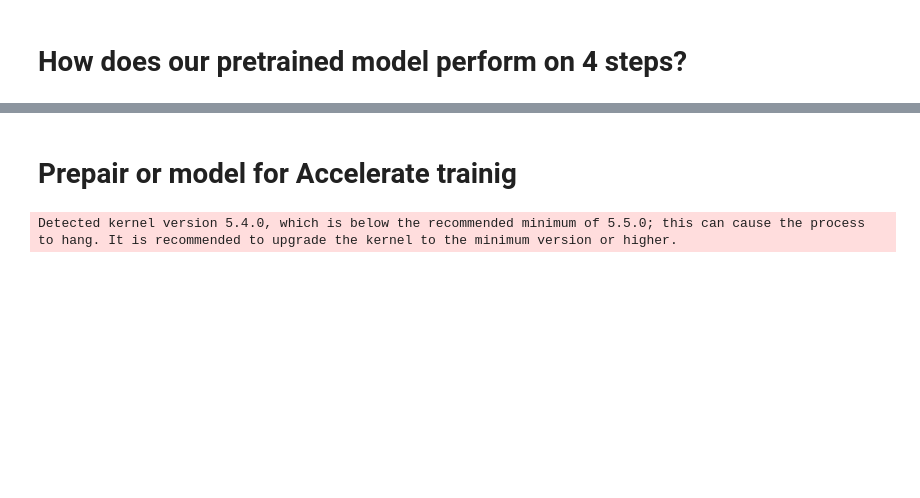
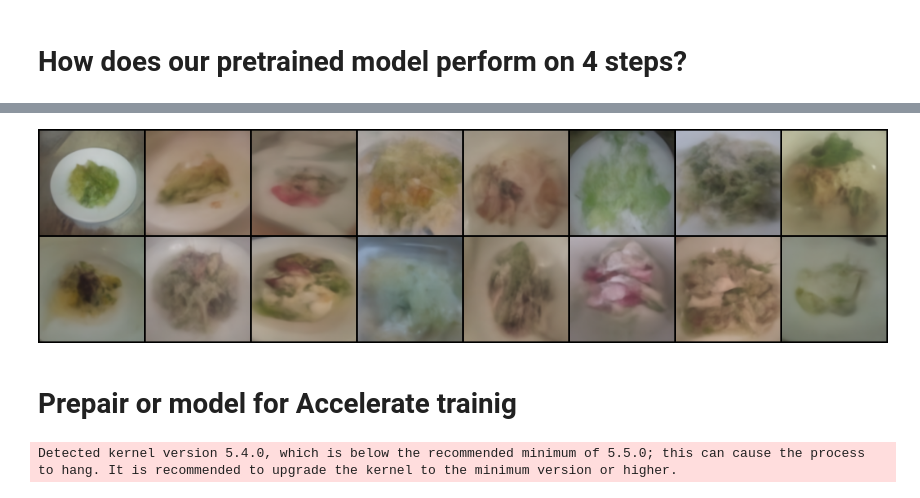
Before and after one commit to leffff/adversarial-diffusion-distillation, a Jupyter notebook: ADD.ipynb, the cells around one changed output, grey strips where cells are left out. Saved outputs shown, nothing was run; the diff lists cells and outputs as text; code cells hidden in the pictures; blank space fills up the shorter version.

```diff
--- a/ADD.ipynb
+++ b/ADD.ipynb
@@ -341,3 +181,15 @@ show_images(sampled_images)
+# %%
+sampled_images = sample_images_cfg(
+    model=S,
+    noise_scheduler=noise_scheduler,
+    device=config.device,
+    c=6,
+    num_inference_steps=4,
+)
+
+show_images(sampled_images)
+# %% [output]
+[figure, added]
 # %% [markdown]
 # Prepair or model for Accelerate trainig
 # %%
```
Also changed, not shown: parts of 17 cells of this notebook, 3 other files.
